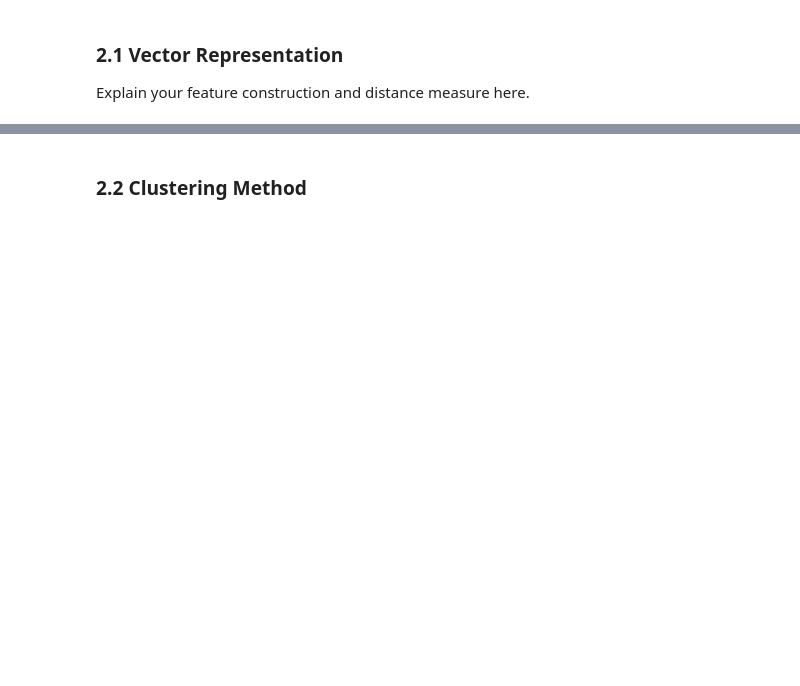
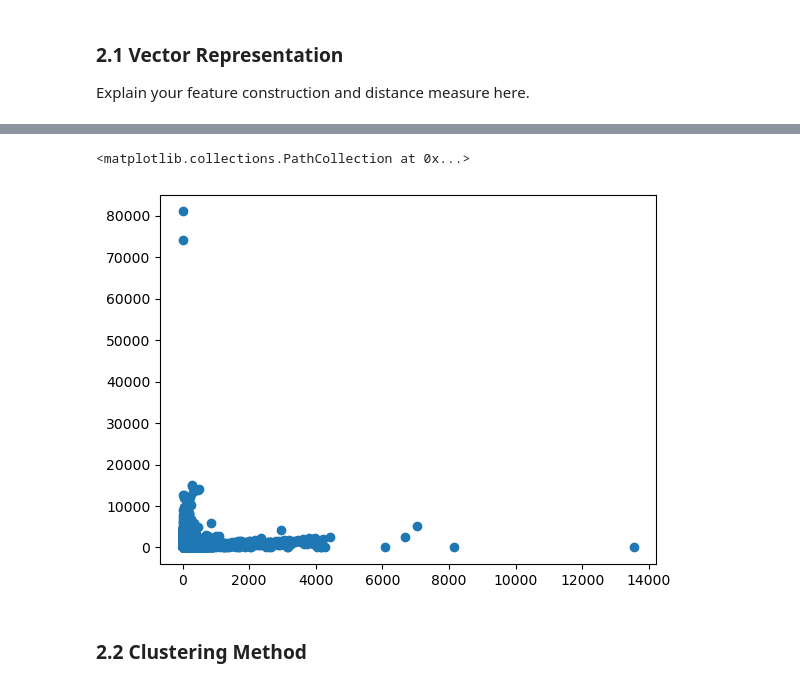
Before and after one commit to NouRALsaidD/data_mining_2026, a Jupyter notebook: data_mining_project_template.ipynb, the cells around one changed output, grey strips where cells are left out. Saved outputs shown, nothing was run; the diff lists cells and outputs as text; code cells hidden in the pictures; blank space fills up the shorter version.

```diff
--- a/data_mining_project_template.ipynb
+++ b/data_mining_project_template.ipynb
@@ -303,0 +347,4 @@ X = None  # Replace with actual feature matrix
+# %%
+invoice_features_not_cancelled = invoice_features[invoice_features['Cancelled']==0]
+X = invoice_features_not_cancelled.iloc[:, [0, 4]]
+X
@@ -304,3 +367,8 @@ X = None  # Replace with actual feature matrix
+# %%
+plt.scatter(X.iloc[:, 0], X.iloc[:, 1])
+# %% [output]
+<matplotlib.collections.PathCollection at 0x...>
+[figure, added]
 # %% [markdown]
 ### 2.2 Clustering Method
 # %%
```
Also changed, not shown: parts of 18 cells of this notebook.
